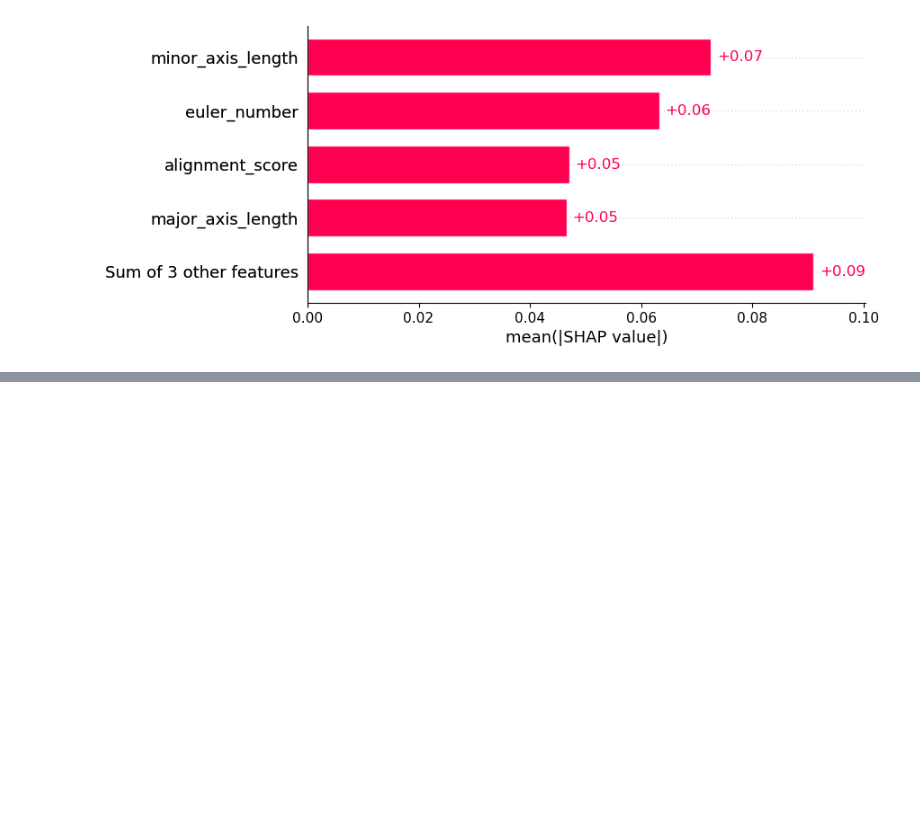
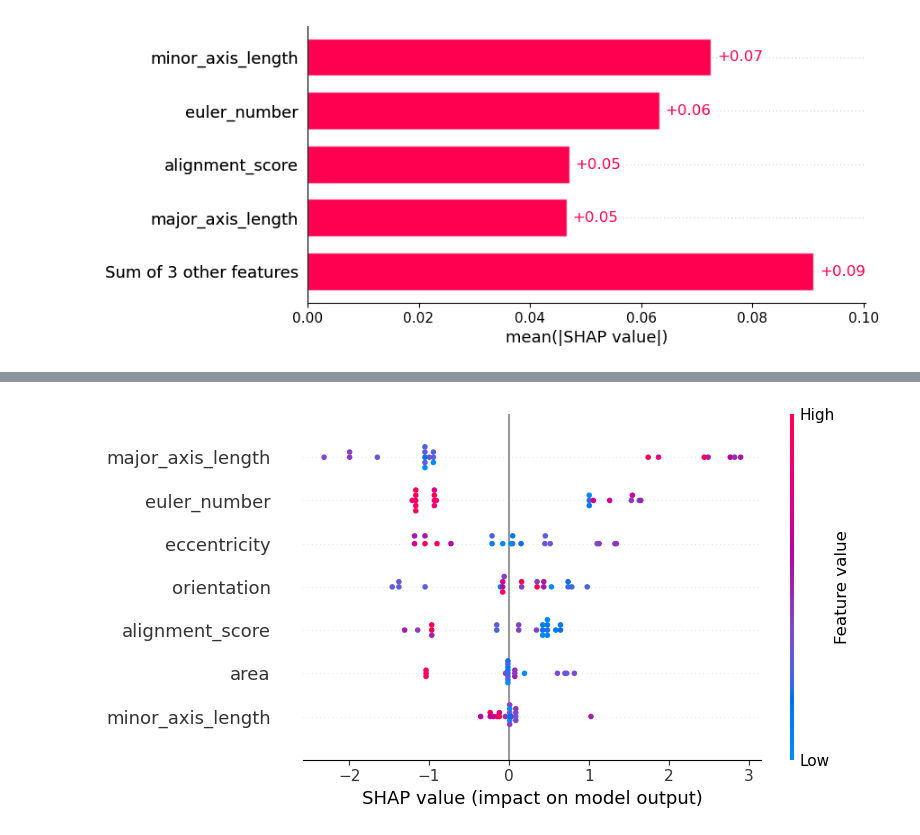
Before and after one commit to Schumacher-group/IMC_TNBC_analysis, a Jupyter notebook: results_analysis/prediction/collagen_fiber.ipynb, the cells around one changed output, grey strips where cells are left out. Cells and saved outputs as stored; diff of their text form; code cells hidden in the pictures; blank space fills up the shorter version.

```diff
--- a/results_analysis/prediction/collagen_fiber.ipynb
+++ b/results_analysis/prediction/collagen_fiber.ipynb
@@ -181,0 +195,20 @@ shap.summary_plot(shap_values,show=True)
+# %%
+param_distributions1 = {
+   # 'preprocessor__hashenc__n_features':[4,10,20,100,1000],
+    'max_depth': [2, 4,6,10,50],
+    'eta' : [0.1,0.3,0.5,0.7,0.9]
+}
+booster = XGBClassifier(class_weight="balanced")
+#regr.fit(X_train, y_train)
+search_cv2 = RandomizedSearchCV(
+    booster,
+    param_distributions=param_distributions1,
+    scoring='f1_weighted',
+    n_iter=100,
+    random_state=0,
+    cv = 10,
+    n_jobs=-1,
+    refit=lambda cv_results:(pd.DataFrame(cv_results)['mean_test_score']-pd.DataFrame(cv_results)['std_test_score']).idxmax()
+
+)
+search_cv2.fit(X_train, y_train)
@@ -181,0 +272,4 @@ shap.summary_plot(shap_values,show=True)
+# %%
+model = search_cv2.best_estimator_
+explainer = shap.TreeExplainer(model,X_test,feature_names=model.feature_names_in_)
+shap_values = explainer(X_test)#shap values positive class
@@ -181,0 +278,4 @@ shap.summary_plot(shap_values,show=True)
+# %%
+shap.summary_plot(shap_values,show=True)
+# %% [output]
+[figure, added]
```
Also changed, not shown: parts of 14 cells of this notebook.
